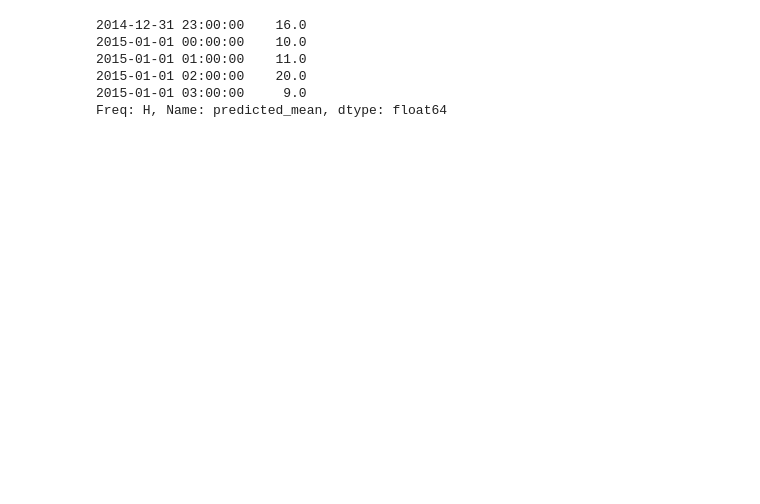
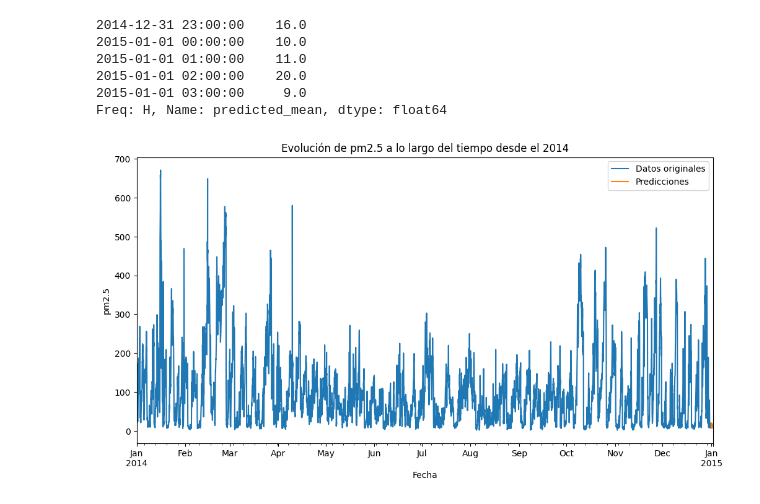
Before and after one commit to carlos-jaramillo/DataScienceProyect, a Jupyter notebook: Proyect_II.ipynb, the cells around one changed output. Cells and saved outputs as stored; diff of their text form; code cells hidden in the pictures; blank space fills up the shorter version.

```diff
--- a/Proyect_II.ipynb
+++ b/Proyect_II.ipynb
@@ -601,6 +657,27 @@ Freq: H, Name: predicted_mean, dtype: float64
 # %%
 #Hacer un Series de las predicciones
 preds_series = pd.Series(preds, index=pd.date_range(start=df_hourly.index[-1], periods=len(preds), freq='H'))
+# %%
+# Seleccionar los datos a partir del 1 de enero de 2014
+start_date = '2014-01-01'
+df_hourly_since_2014 = df_hourly[start_date:]
+# %%
+# Seleccionar las predicciones a partir del 1 de enero de 2014
+preds_series_since_2014 = preds_series[start_date:]
+# %%
+# Gráfico de predicciones vs Datos originales.
+fig, ax = plt.subplots(figsize=(12, 6))
+# Gráfico de línea con los datos originales desde el 2014
+df_hourly_since_2014.plot(ax=ax)
+# Gráfico de línea con las predicciones desde el 2014
+preds_series_since_2014.plot(ax=ax)
+# Etiquetas del gráfico
+ax.set_xlabel('Fecha')
+ax.set_ylabel('pm2.5')
+ax.set_title('Evolución de pm2.5 a lo largo del tiempo desde el 2014')
+ax.legend(['Datos originales', 'Predicciones']);
+# %% [output]
+[figure, added]
 # %%
 #Gráfico de predicciones vs Datos originales.
 import matplotlib.pyplot as plt
```
Also changed, not shown: parts of 27 cells of this notebook.
